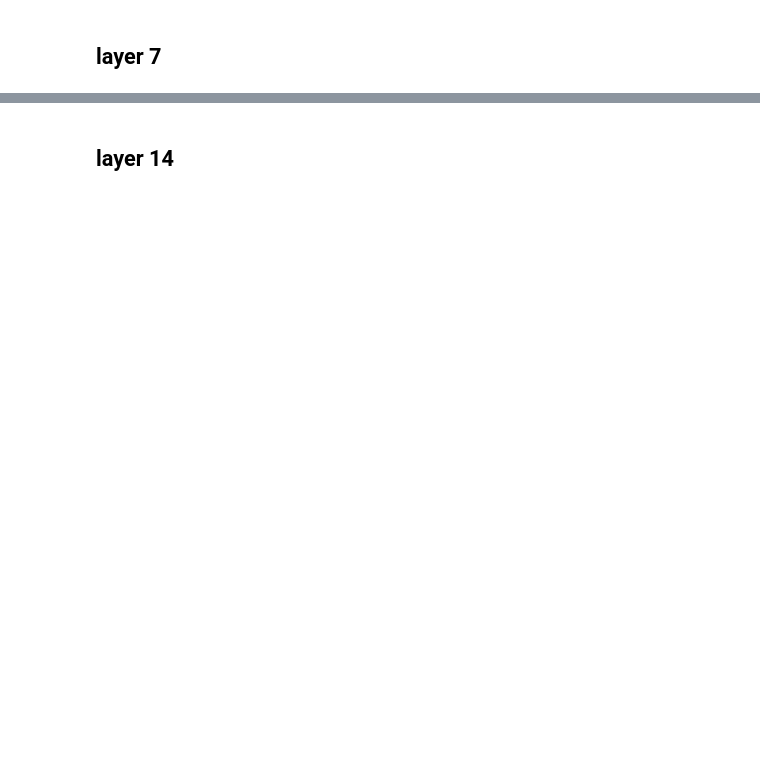
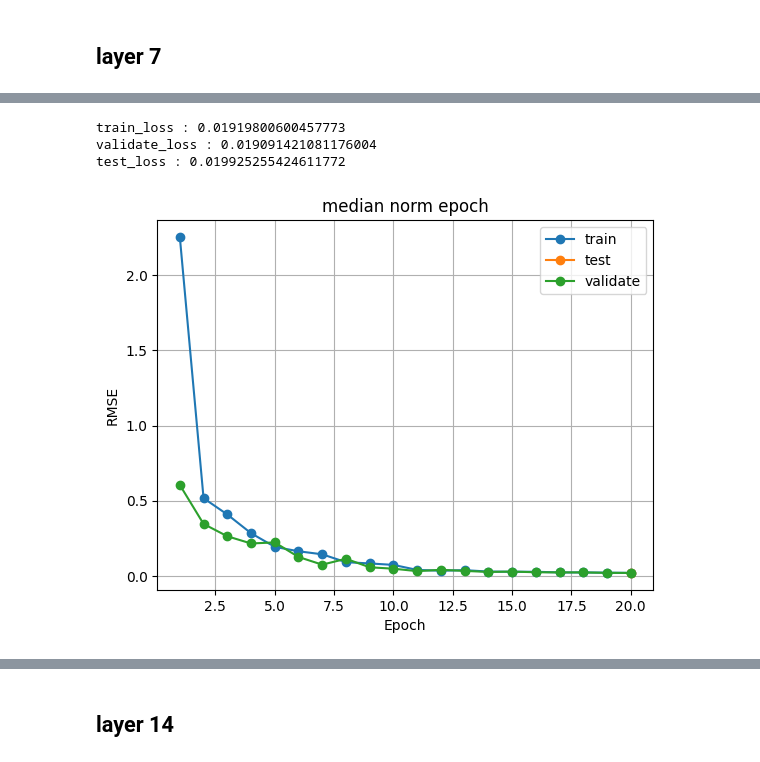
Before and after one commit to Tinrry/anderson, a Jupyter notebook: model_test.ipynb, the cells around one changed output, grey strips where cells are left out. Cells and saved outputs as stored; diff of their text form; code cells hidden in the pictures; blank space fills up the shorter version.

```diff
--- a/model_test.ipynb
+++ b/model_test.ipynb
@@ -67 +158,9 @@ def plot_loss_class(file, title, n_model='model_000', train_only=False, begin=0)
+# %%
+# plot epoch loss
+plot_loss_epoch(file='nn_7/loss_1.h5', title="median norm epoch", begin=0)
+# %% [output]
+train_loss : 0.01919800600457773
+validate_loss : 0.019091421081176004
+test_loss : 0.019925255424611772
+[figure, added]
 # %%
```
Also changed, not shown: parts of 17 cells of this notebook, 4 other files.
